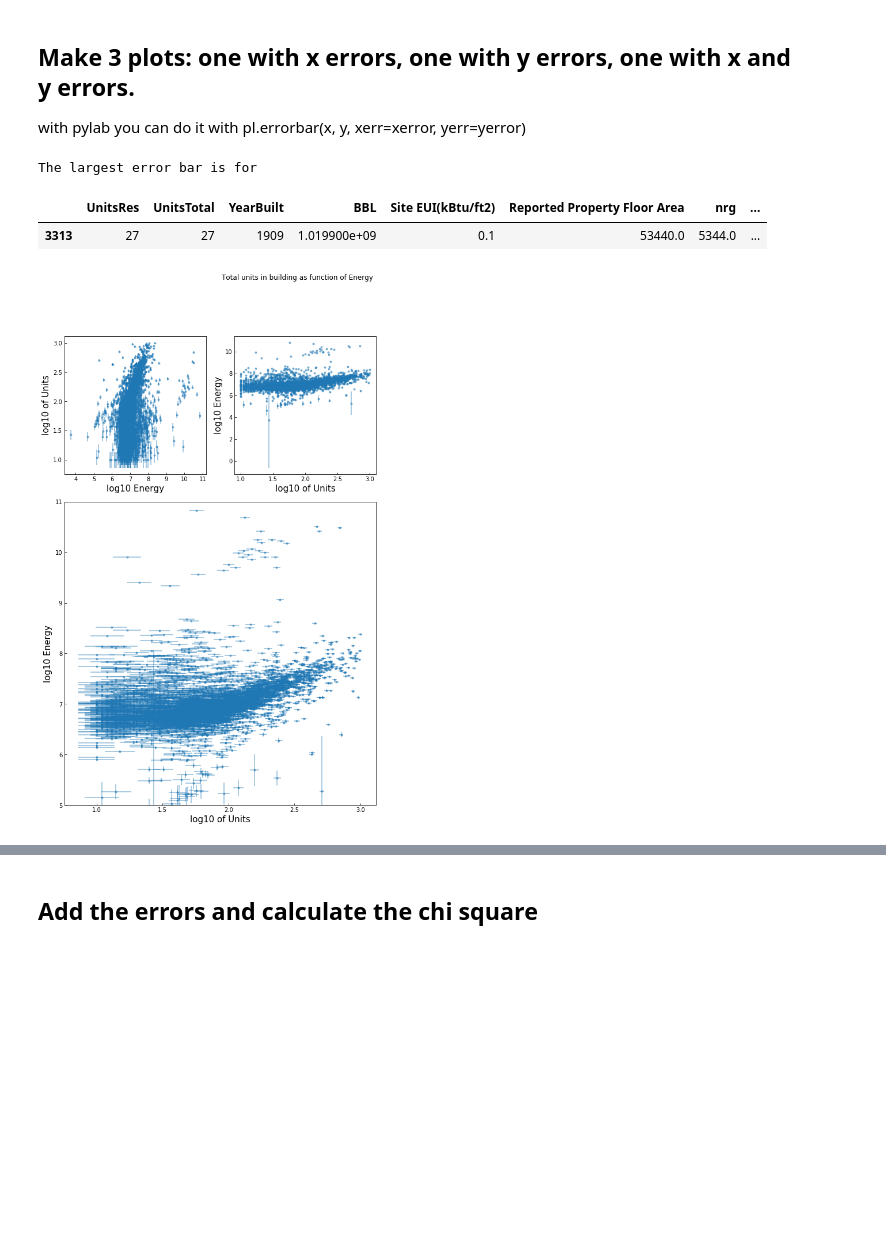
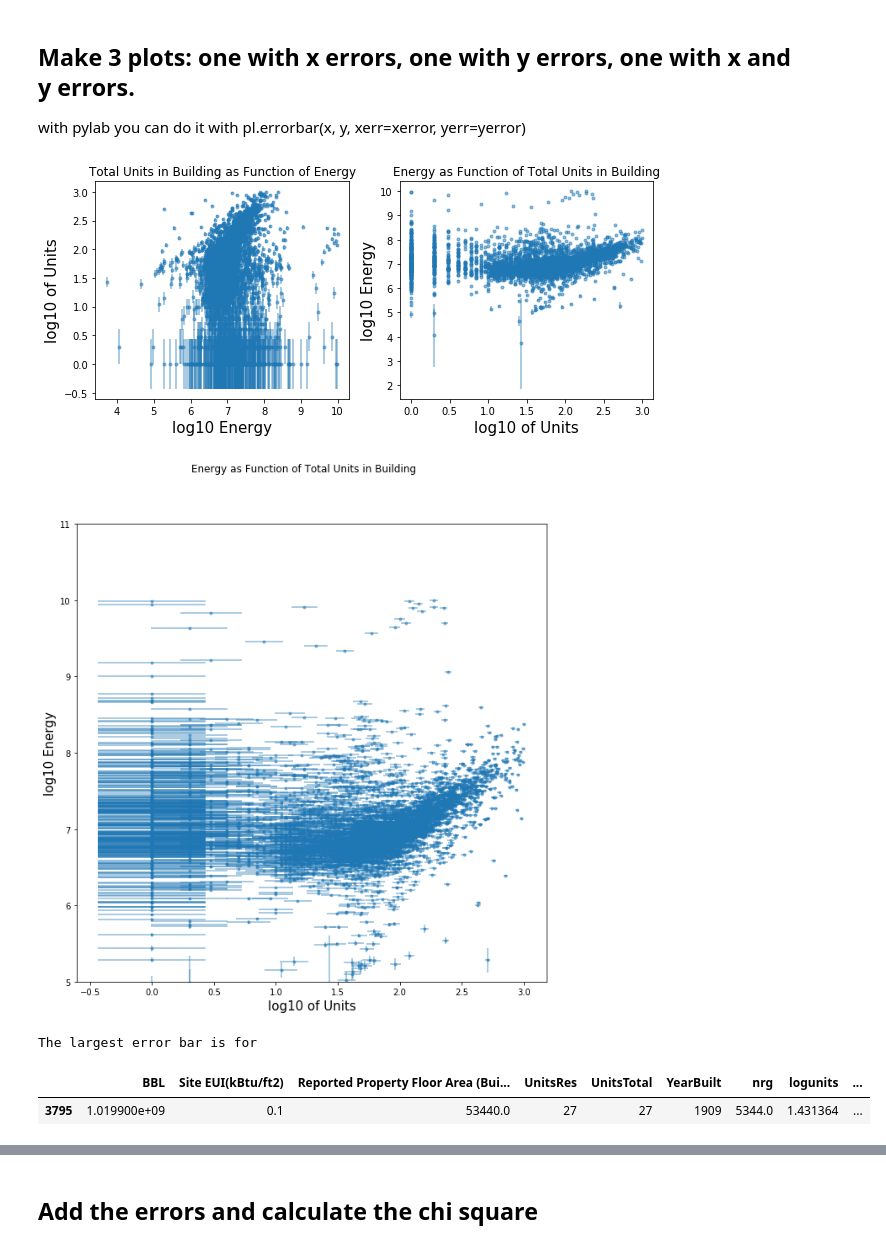
Before and after one commit to AHassler/PUI2018_ah4412, a Jupyter notebook: HW10_ah4412/Assignment2_ah4412.ipynb, the cells around one changed output, grey strips where cells are left out. Cells and saved outputs as stored; diff of their text form; code cells hidden in the pictures; blank space fills up the shorter version.

Commit message:
added plots

```diff
--- a/HW10_ah4412/Assignment2_ah4412.ipynb
+++ b/HW10_ah4412/Assignment2_ah4412.ipynb
@@ -679,42 +681,45 @@ bblnrg_cut['errorslogunits'] = errUnits / (bblnrg_cut.UnitsTotal * np.log(10))
 
 with pylab you can do it with pl.errorbar(x, y, xerr=xerror, yerr=yerror)
 # %%
-#I could also include errors for number of units
-fig2 = pl.figure(constrained_layout=True, figsize=(15,15))
+# First two plots
+fig2 = pl.figure(figsize=(10,4))
 
-gs1 = gridspec.GridSpec(3, 3, figure=fig2)
-gs1.update(left=0.68, right=0.68, wspace=0.2)
-
-
-ax1 = pl.subplot2grid((3, 3), (0, 0), colspan=1)
-ax1.errorbar(np.log10(bblnrgdataCut.nrg), np.log10(bblnrgdataCut.UnitsTotal),
-            yerr=bblnrgdataCut.errorsunits, fmt='.',
+ax1 = fig2.add_subplot(121)
+ax1.errorbar(bblnrg_cut.lognrg, bblnrg_cut.logunits,
+            yerr=bblnrg_cut.errorslogunits, fmt='.',
             alpha=0.5)
 ax1.set_ylabel("log10 of Units", fontsize=15)
 ax1.set_xlabel("log10 Energy", fontsize=15)
-pl.suptitle("Total units in building as function of Energy")
+ax1.set_title("Total Units in Building as Function of Energy")
 
 
-ax2 = plt.subplot2grid((3, 3), (0, 1), colspan=1)
-ax2.errorbar(np.log10(bblnrgdataCut.UnitsTotal), np.log10(bblnrgdataCut.nrg),
-            yerr=bblnrgdataCut.errorsnrg, fmt='.',
-            alpha=0.5)
+ax2 = fig2.add_subplot(122)
+ax2.errorbar(bblnrg_cut.logunits, bblnrg_cut.lognrg,
+             yerr=bblnrg_cut.errorslognrg*100, fmt='.',
+             alpha=0.5)
 ax2.set_xlabel("log10 of Units", fontsize=15)
 ax2.set_ylabel("log10 Energy", fontsize=15)
+ax2.set_title("Energy as Function of Total Units in Building")
+pl.show()
 
-ax4 = plt.subplot2grid((3, 3), (1, 0), colspan=2, rowspan=2)
-ax4.errorbar(np.log10(bblnrgdataCut.UnitsTotal), np.log10(bblnrgdataCut.nrg),
-            yerr=bblnrgdataCut.errorsnrg,
-           xerr=bblnrgdataCut.errorsunits, alpha=0.5, fmt='.')
+# Third plot
+fig3 = pl.figure(figsize=(10,10))
+ax4 = fig3.add_subplot(111)
+ax4.errorbar(bblnrg_cut.logunits, bblnrg_cut.lognrg,
+             yerr=bblnrg_cut.errorslognrg*100,
+             xerr=bblnrg_cut.errorslogunits, alpha=0.5, fmt='.')
 ax4.set_xlabel("log10 of Units", fontsize=15)
 ax4.set_ylabel("log10 Energy", fontsize=15)
 ax4.set_ylim(5,11)
+pl.suptitle("Energy as Function of Total Units in Building")
+pl.show()
 
 print ("The largest error bar is for")
-bblnrgdataCut[bblnrgdataCut.errorsnrg == bblnrgdataCut.errorsnrg.max()]
+bblnrg_cut[bblnrg_cut.errorslognrg == bblnrg_cut.errorslognrg.max()]
 # %% [output]
+[figure, new version]
+[figure, added]
 The largest error bar is for
-|  | UnitsRes | UnitsTotal | YearBuilt | BBL | Site EUI(kBtu/ft2) | Reported Property Floor Area | nrg | ... |
-| 3313 | 27 | 27 | 1909 | 1.019900e+09 | 0.1 | 53440.0 | 5344.0 | ... |
+|  | BBL | Site EUI(kBtu/ft2) | Reported Property Floor Area (Bui... | UnitsRes | UnitsTotal | YearBuilt | nrg | logunits | ... |
+| 3795 | 1.019900e+09 | 0.1 | 53440.0 | 27 | 27 | 1909 | 5344.0 | 1.431364 | ... |
-[figure, old version]
 # %% [markdown]
```
Also changed, not shown: parts of 2 cells of this notebook.
